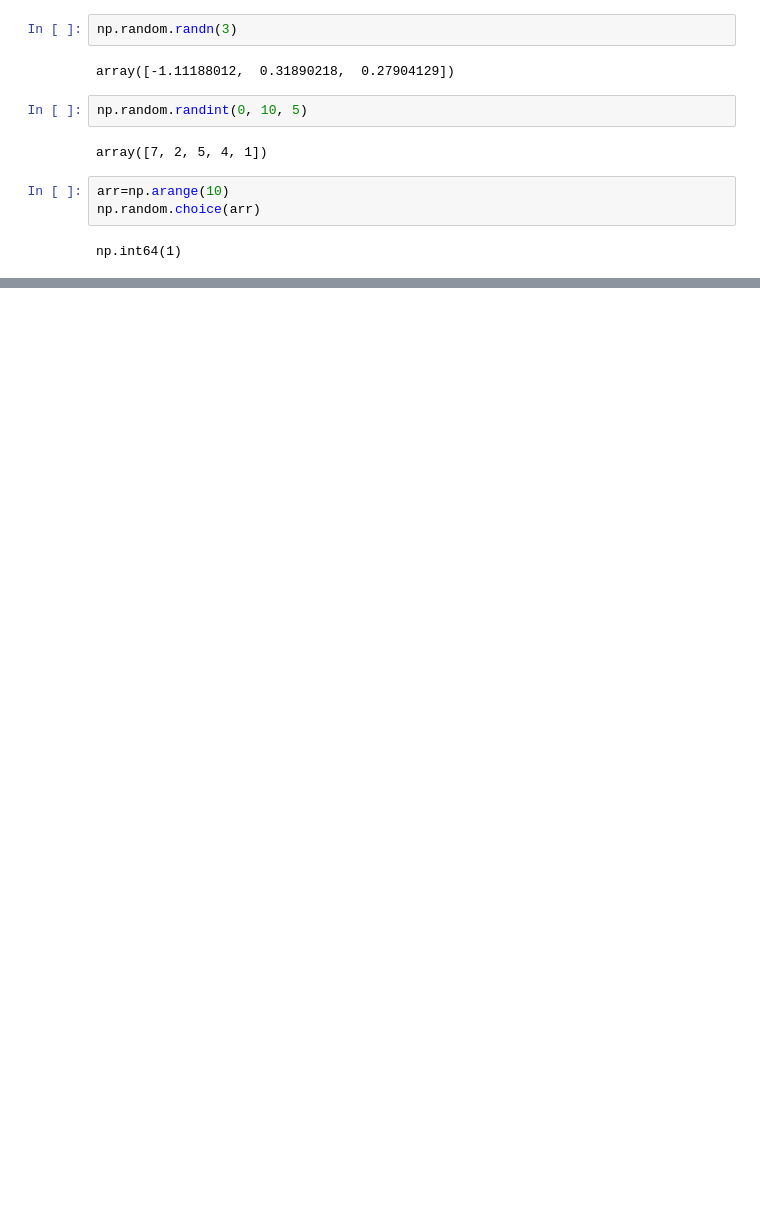
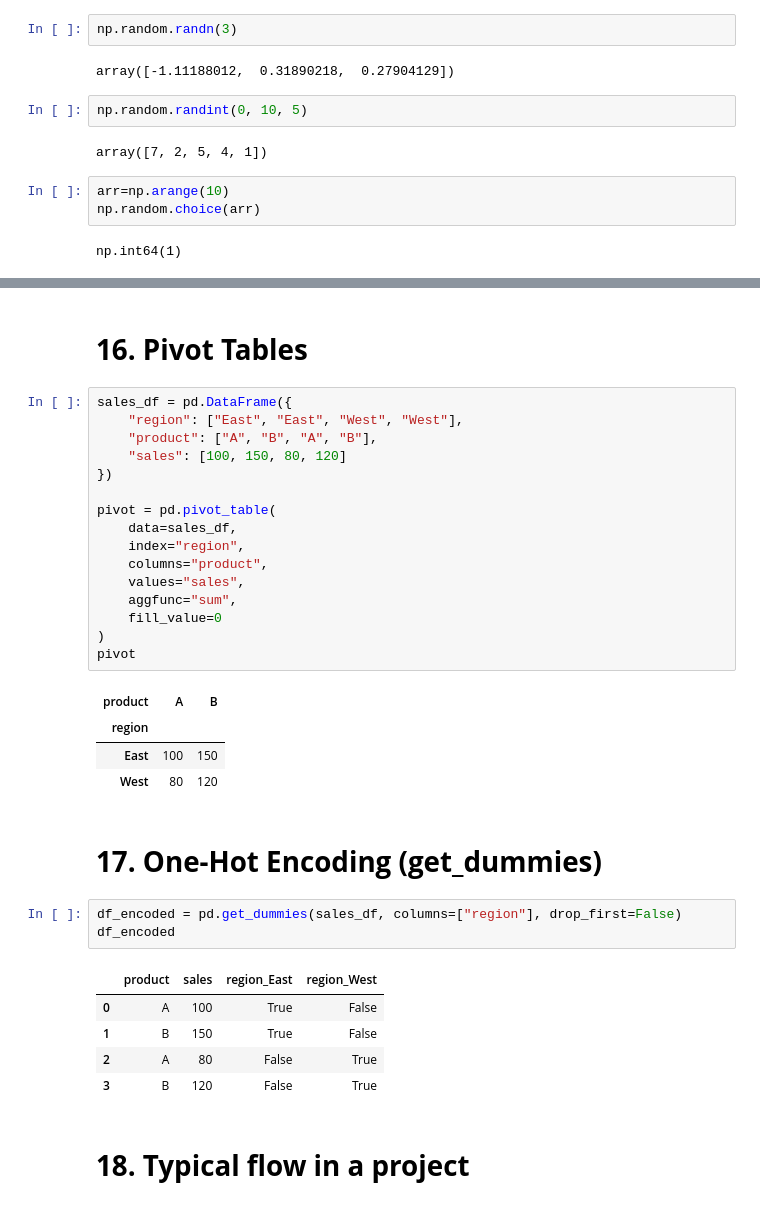
Before and after one commit to pxs1990/Data_Science_projects, a Jupyter notebook: ds_python.ipynb, the cells around one changed output, grey strips where cells are left out. Drawn from its saved outputs; the diff is of its cells as text; blank space fills up the shorter version.

```diff
--- a/ds_python.ipynb
+++ b/ds_python.ipynb
@@ -234,0 +473,36 @@ np.int64(1)
+# %% [markdown]
+# **16. Pivot Tables**
+# %%
+sales_df = pd.DataFrame({
+    "region": ["East", "East", "West", "West"],
+    "product": ["A", "B", "A", "B"],
+    "sales": [100, 150, 80, 120]
+})
+
+pivot = pd.pivot_table(
+    data=sales_df,
+    index="region",
+    columns="product",
+    values="sales",
+    aggfunc="sum",
+    fill_value=0
+)
+pivot
+# %% [output]
+| product | A | B |
+| region |  |  |
+| East | 100 | 150 |
+| West | 80 | 120 |
+# %% [markdown]
+# **17. One-Hot Encoding (get_dummies)**
+# %%
+df_encoded = pd.get_dummies(sales_df, columns=["region"], drop_first=False)
+df_encoded
+# %% [output]
+|  | product | sales | region_East | region_West |
+| 0 | A | 100 | True | False |
+| 1 | B | 150 | True | False |
+| 2 | A | 80 | False | True |
+| 3 | B | 120 | False | True |
+# %% [markdown]
+# **18. Typical flow in a project**
```
Also changed, not shown: parts of 35 cells of this notebook.
